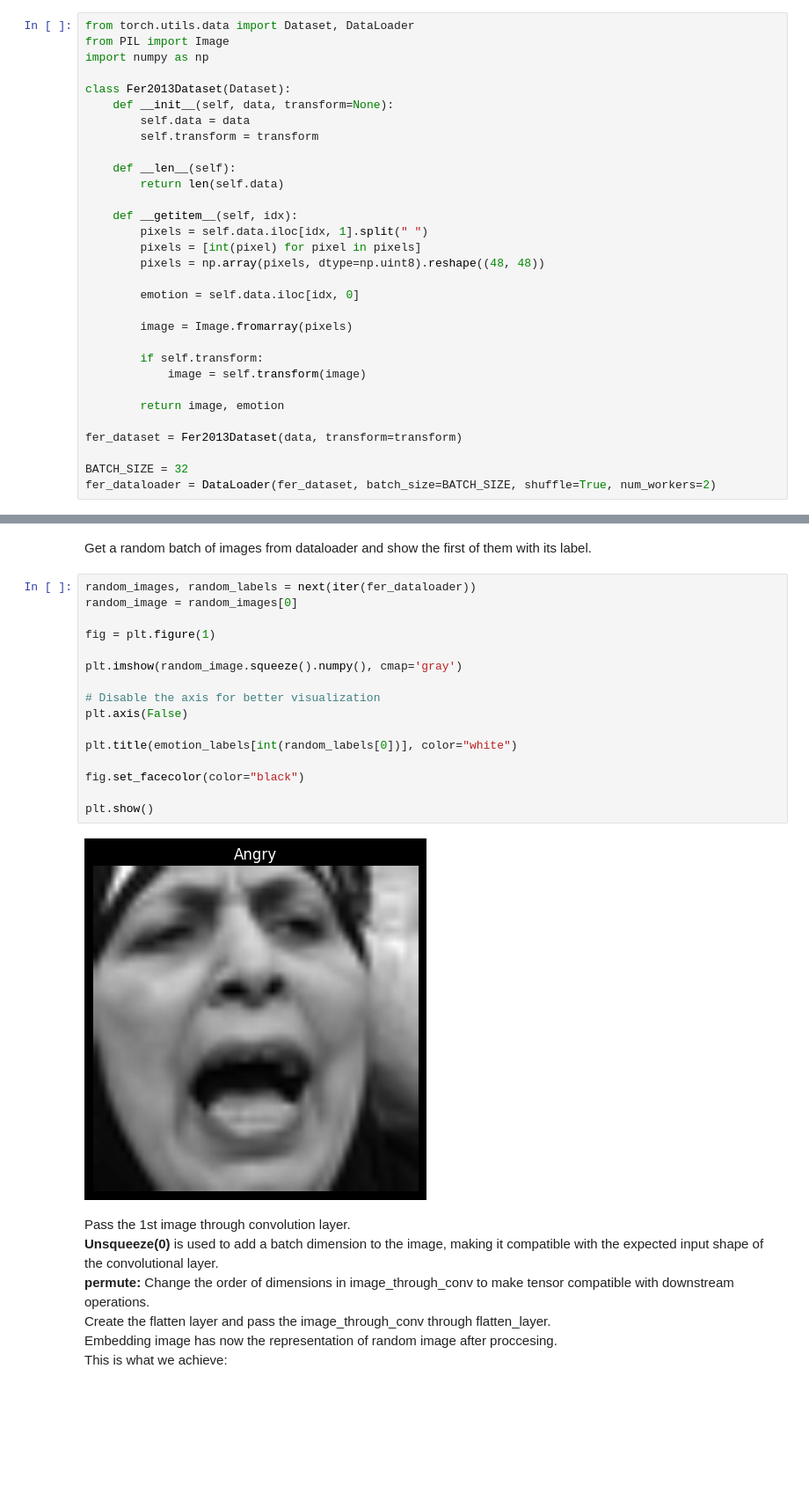
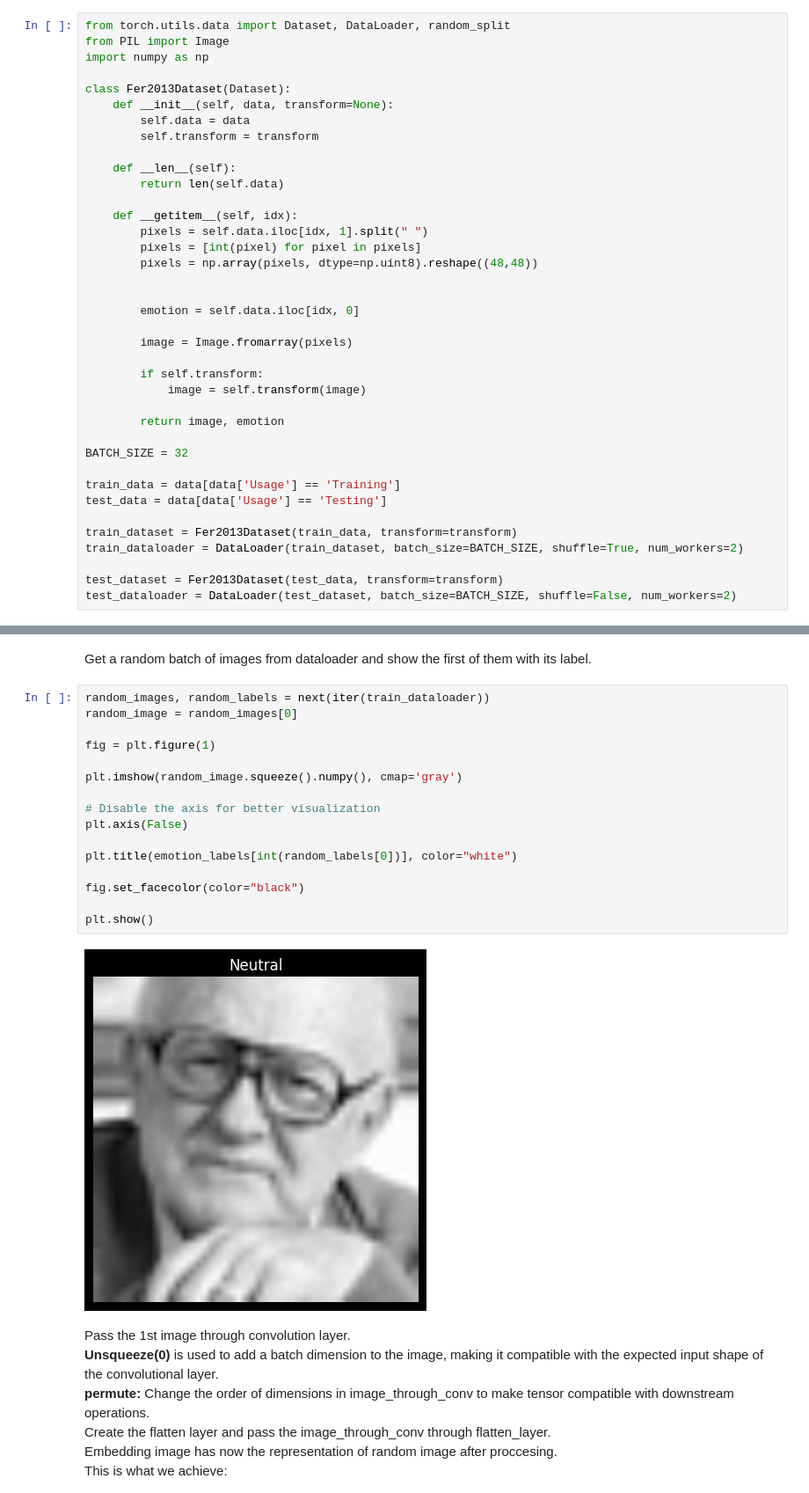
Before and after one commit to JSaillok/FERViT, a Jupyter notebook: PyTorch/pytorch.ipynb, the cells around one changed output, grey strips where cells are left out. Shown at 88% size. Cells and saved outputs as stored; diff of their text form; blank space fills up the shorter version.

Commit message:
Let the train begins

```diff
--- a/PyTorch/pytorch.ipynb
+++ b/PyTorch/pytorch.ipynb
@@ -78,7 +79,7 @@ transform = Compose([
 # %% [markdown]
 ## Create Dataset & DataLoader
 # %%
-from torch.utils.data import Dataset, DataLoader
+from torch.utils.data import Dataset, DataLoader, random_split
 from PIL import Image
 import numpy as np
 
@@ -93,7 +94,8 @@ class Fer2013Dataset(Dataset):
     def __getitem__(self, idx):
         pixels = self.data.iloc[idx, 1].split(" ")
         pixels = [int(pixel) for pixel in pixels]
-        pixels = np.array(pixels, dtype=np.uint8).reshape((48, 48))
+        pixels = np.array(pixels, dtype=np.uint8).reshape((48,48))
+
 
         emotion = self.data.iloc[idx, 0]
 
@@ -104,10 +106,16 @@ class Fer2013Dataset(Dataset):
 
         return image, emotion
 
-fer_dataset = Fer2013Dataset(data, transform=transform)
+BATCH_SIZE = 32
 
-BATCH_SIZE = 32
-fer_dataloader = DataLoader(fer_dataset, batch_size=BATCH_SIZE, shuffle=True, num_workers=2)
+train_data = data[data['Usage'] == 'Training']
+test_data = data[data['Usage'] == 'Testing']
+
+train_dataset = Fer2013Dataset(train_data, transform=transform)
+train_dataloader = DataLoader(train_dataset, batch_size=BATCH_SIZE, shuffle=True, num_workers=2)
+
+test_dataset = Fer2013Dataset(test_data, transform=transform)
+test_dataloader = DataLoader(test_dataset, batch_size=BATCH_SIZE, shuffle=False, num_workers=2)
 # %% [markdown]
 ## Visualize Images
 # %%
@@ -181,23 +189,23 @@ conv_layer = nn.Conv2d(in_channels = IMAGE_CHANNELS, out_channels = EMBEDDING_DI
 # %% [markdown]
 Get a random batch of images from dataloader and show the first of them with its label.
 # %%
-random_images, random_labels = next(iter(fer_dataloader))
+random_images, random_labels = next(iter(train_dataloader))
 random_image = random_images[0]
 
 fig = plt.figure(1)
 
 plt.imshow(random_image.squeeze().numpy(), cmap='gray')
 
 # Disable the axis for better visualization
 plt.axis(False)
 
 plt.title(emotion_labels[int(random_labels[0])], color="white")
 
 fig.set_facecolor(color="black")
 
 plt.show()
 # %% [output]
-[figure, old version]
+[figure, new version]
 # %% [markdown]
 Pass the 1st image through convolution layer.
 **Unsqueeze(0)** is used to add a batch dimension to the image, making it compatible with the expected input shape of the convolutional layer.
```
Also changed, not shown: parts of 11 cells of this notebook.
